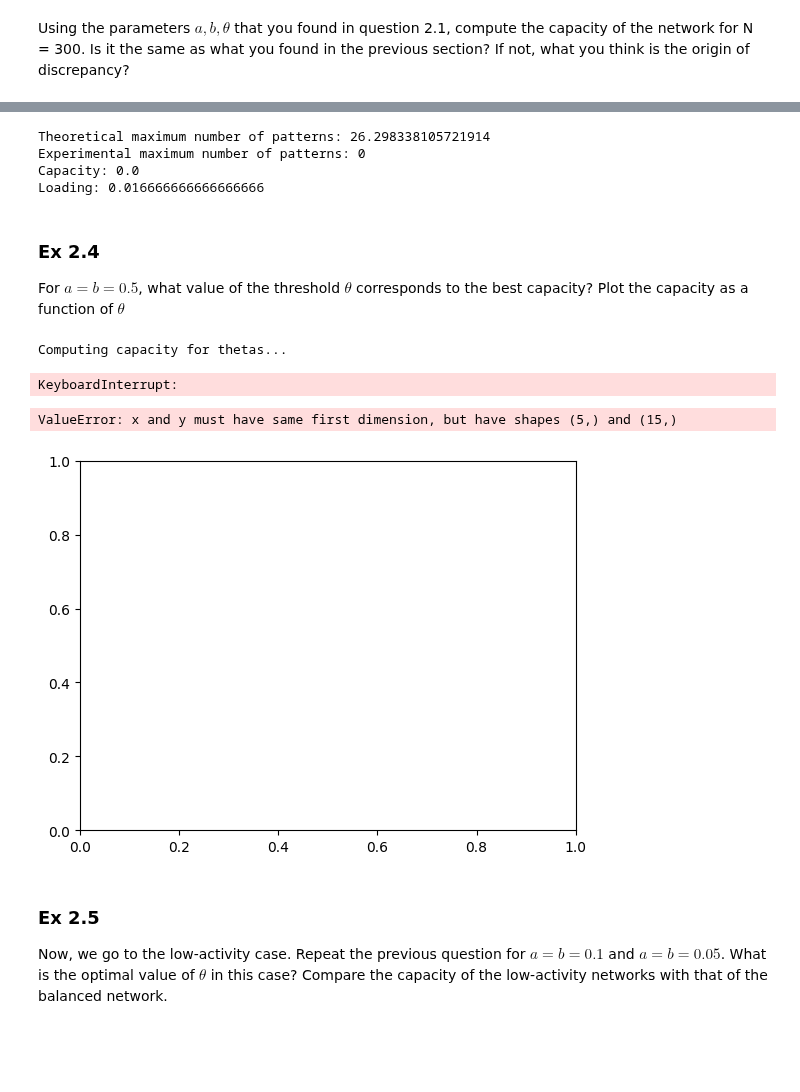
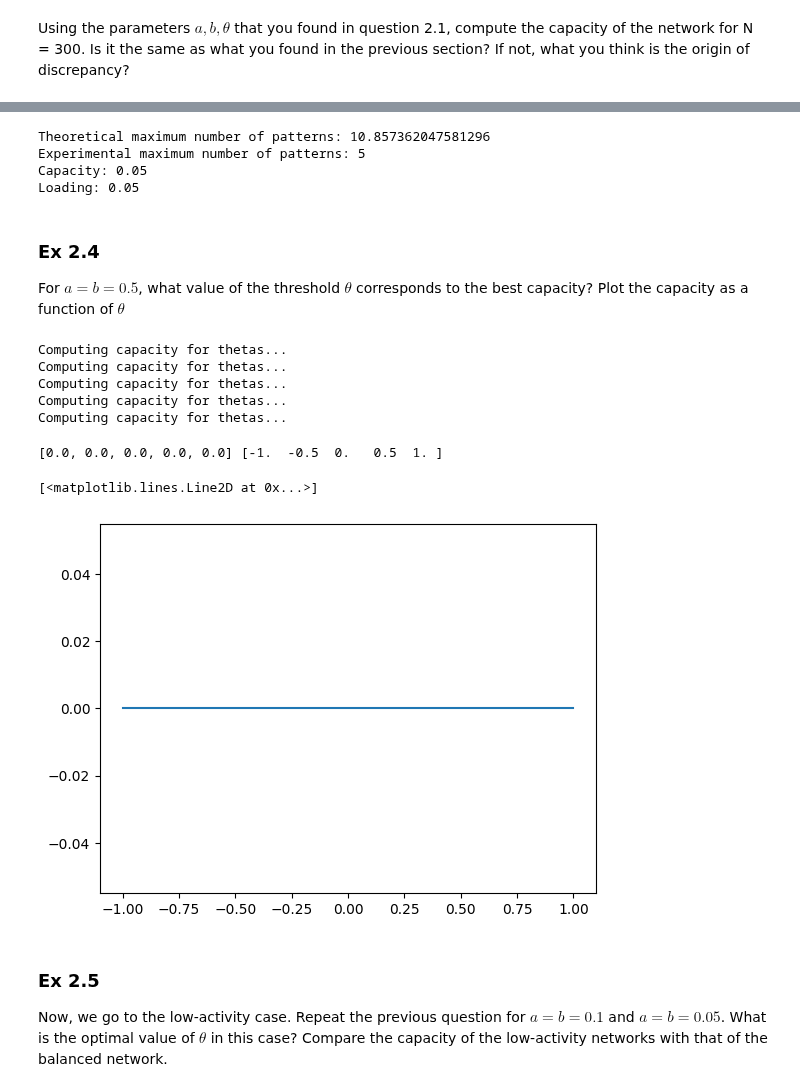
Before and after one commit to siyounglee00/Mini-project-NX, a Jupyter notebook: Miniproject_dynex.ipynb, the cells around one changed output, grey strips where cells are left out. Saved outputs shown, nothing was run; the diff lists cells and outputs as text; code cells hidden in the pictures; blank space fills up the shorter version.

```diff
--- a/Miniproject_dynex.ipynb
+++ b/Miniproject_dynex.ipynb
@@ -584,9 +566,9 @@ IndexError: list index out of range
 Using the parameters $a,b, \theta$ that you found in question 2.1, compute the capacity of the network for N = 300.
 Is it the same as what you found in the previous section? If not, what you think is the origin of discrepancy?
 # %%
-from helper_functions import study_simple_retrieval, generate_random_patterns_low_activity
+from helper_functions import study_simple_retrieval_low, generate_random_patterns_low_activity
 
-N = 300
+N = 100
 a = 0.5
 b = 0.5
 M = 5
@@ -603,7 +585,7 @@ for i in range(nr_iterations):
 
     for init_id in range(M):
         noisy_init_pattern, state, state_as_pattern = custom_flip_and_iterate_low(shape, beta, teta, a, b, N, nr_flips, T_f, pattern_list_low, init_pattern=init_id, only_last_state=True)
-        hamming_distance, init_id = study_simple_retrieval(state_as_pattern, pattern_list_low[init_id], init_id, N, c_f)
+        hamming_distance, init_id = study_simple_retrieval_low(state_as_pattern, pattern_list_low[init_id], init_id, N, c_f)
         if init_id is not None:
             retrieved_patterns.append(init_id)
         hamming_distances.append(hamming_distance)
@@ -629,8 +624,8 @@ Standard deviation retrieved patterns: 0.0
 from helper_functions import study_simple_retrieval
 
 # A list of M values from 5 to 100 with a step of 5:
-M_values = np.arange(5, 20, 50)
-N = 300
+M_values = np.arange(5, 101, 10)
+N = 100
 a = 0.5
 b = 0.5
 
@@ -655,7 +650,7 @@ for M in M_values:
         for init_id in range(M):
             noisy_init_pattern, state, state_as_pattern = custom_flip_and_iterate_low(shape, beta, teta , a, b, N, nr_flips, T_f, pattern_list_low, init_pattern=init_id, only_last_state=True)
             #print(len(state_as_pattern), len(pattern_list_low[init_id]))
-            hamming_distance, init_id = study_simple_retrieval(state_as_pattern, pattern_list_low[init_id], init_id, N, c_f, silent=True)
+            hamming_distance, init_id = study_simple_retrieval_low(state_as_pattern, pattern_list_low[init_id], init_id, N, c_f, silent=True)
             if init_id is not None:
                 retrieved_patterns.append(init_id)
             hamming_distances.append(hamming_distance)
@@ -700,10 +695,10 @@ print("Experimental maximum number of patterns: {}".format(M_max_exp))
 print("Capacity: {}".format(capacity))
 print("Loading: {}".format(loading))
 # %% [output]
-Theoretical maximum number of patterns: 26.298338105721914
-Experimental maximum number of patterns: 0
-Capacity: 0.0
-Loading: 0.016666666666666666
+Theoretical maximum number of patterns: 10.857362047581296
+Experimental maximum number of patterns: 5
+Capacity: 0.05
+Loading: 0.05
 # %% [markdown]
 ### Ex 2.4 ###
 For $a = b = 0.5$, what value of the threshold $\theta$ corresponds to the best capacity? Plot the capacity as a function of $\theta$
@@ -712,7 +707,7 @@ For $a = b = 0.5$, what value of the threshold $\theta$ corresponds to the best
 theta_list = np.linspace(-1, 1, 5)
 # %%
 # A list of M values from 5 to 100 with a step of 5:
-M_values = np.arange(5, 30, 10)
+M_values = np.arange(5, 101, 10)
 N = 100
 a = 0.5
 b = 0.5
@@ -743,7 +738,7 @@ for thetas in theta_list:
             for init_id in range(M):
                 noisy_init_pattern, state, state_as_pattern = custom_flip_and_iterate_low(shape, beta, thetas, a, b, N, nr_flips, T_f, pattern_list_low, init_pattern=init_id, only_last_state=True)
                 #print(len(state_as_pattern), len(pattern_list_low[init_id]))
-                hamming_distance, init_id = study_simple_retrieval(state_as_pattern, pattern_list_low[init_id], init_id, N, c_f, silent=True)
+                hamming_distance, init_id = study_simple_retrieval_low(state_as_pattern, pattern_list_low[init_id], init_id, N, c_f, silent=True)
                 if init_id is not None:
                     retrieved_patterns.append(init_id)
                 hamming_distances.append(hamming_distance)
@@ -756,22 +751,25 @@ for thetas in theta_list:
         mean_retrieved_patterns_list.append(np.mean(nr_retrieved_patterns_list))
         std_retrieved_patterns_list.append(np.std(nr_retrieved_patterns_list))
         max_retrieved_patterns_list[M] = np.amax(nr_retrieved_patterns_list)
-        capacities.append(np.amax(nr_retrieved_patterns_list)/N)
+
+    capacities.append(max_retrieved_patterns_list[M]/N)
 # %% [output]
 Computing capacity for thetas...
+Computing capacity for thetas...
+Computing capacity for thetas...
+Computing capacity for thetas...
+Computing capacity for thetas...
-KeyboardInterrupt:
 # %%
 import matplotlib.pyplot as plt
 
 plt.figure()
-# have the values of theata on the x-axis and the capacities on the y-axis
+# have the values of theta on the x-axis and the capacities on the y-axis
+print(capacities, theta_list)
 plt.plot(theta_list, capacities)
-plt.xlabel("Theta")
-plt.ylabel("Capacity")
-plt.title("Capacity as a function of theta")
 # %% [output]
-ValueError: x and y must have same first dimension, but have shapes (5,) and (15,)
+[0.0, 0.0, 0.0, 0.0, 0.0] [-1.  -0.5  0.   0.5  1. ]
+[<matplotlib.lines.Line2D at 0x...>]
-[figure, old version]
+[figure, new version]
 # %% [markdown]
 ### Ex 2.5 ###
 Now, we go to the low-activity case. Repeat the previous question for $a = b = 0.1$ and $a = b = 0.05$.
```
Also changed, not shown: parts of 9 cells of this notebook, 1 other file.
